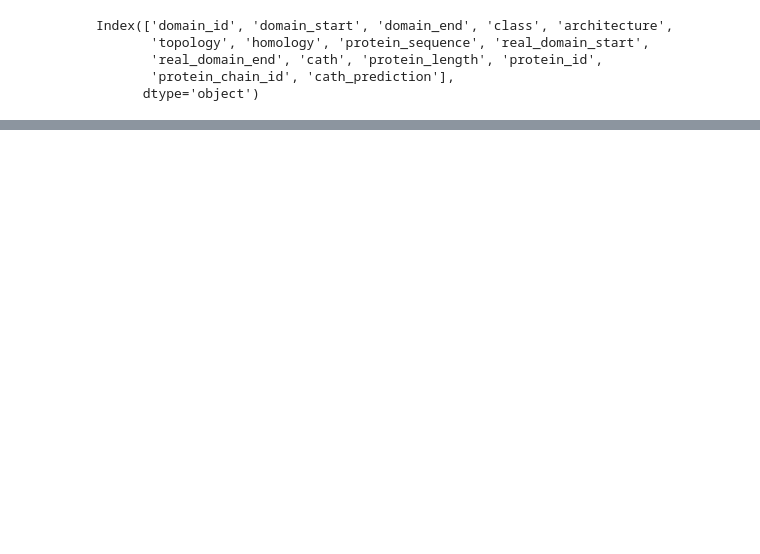
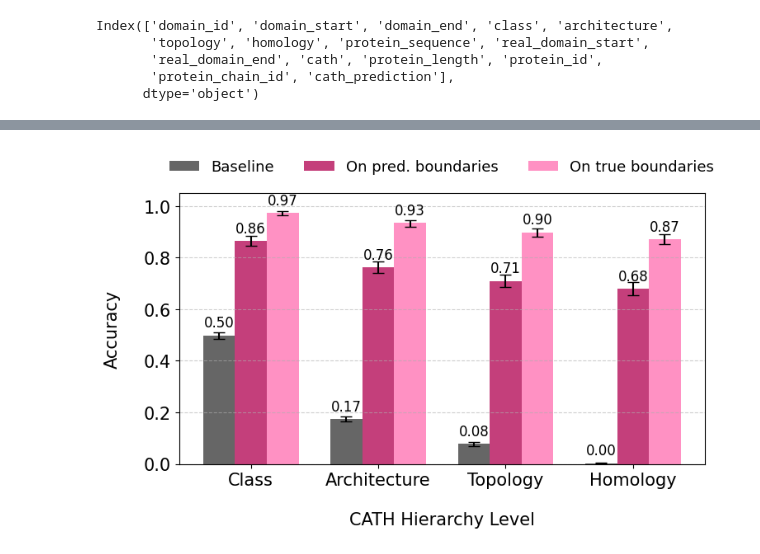
Before and after one commit to marcbeil/protein-prediction-project, a Jupyter notebook: src/domain_cath/visualize_predictions.ipynb, the cells around one changed output, grey strips where cells are left out. Cells and saved outputs as stored; diff of their text form; code cells hidden in the pictures; blank space fills up the shorter version.

Commit message:
visualizing

```diff
--- a/src/domain_cath/visualize_predictions.ipynb
+++ b/src/domain_cath/visualize_predictions.ipynb
@@ -176,2 +185,71 @@ view_actual.show()
 [interactive output not drawn]
 [interactive output not drawn]
+# %%
+import matplotlib.pyplot as plt
+import numpy as np
+
+# Data
+levels = ["Class", "Architecture", "Topology", "Homology"]
+x = np.arange(len(levels))
+bar_width = 0.25
+
+# Accuracy and CI values
+baseline_accuracy = [0.498, 0.173, 0.077, 0.003]
+baseline_ci_lower = [0.485, 0.166, 0.070, 0.003]
+baseline_ci_upper = [0.510, 0.184, 0.084, 0.005]
+
+combined_accuracy = [0.8650, 0.7629, 0.7094, 0.6793]
+combined_ci_lower = [0.8470, 0.7405, 0.6855, 0.6547]
+combined_ci_upper = [0.8835, 0.7848, 0.7334, 0.7041]
+
+model_accuracy = [0.9732, 0.9339, 0.8984, 0.8714]
+model_ci_lower = [0.9643, 0.9207, 0.8821, 0.8535]
+model_ci_upper = [0.9814, 0.9464, 0.9128, 0.8892]
+
+# Error calculations
+baseline_error = [np.array(baseline_accuracy) - np.array(baseline_ci_lower),
+                  np.array(baseline_ci_upper) - np.array(baseline_accuracy)]
+combined_error = [np.array(combined_accuracy) - np.array(combined_ci_lower),
+                  np.array(combined_ci_upper) - np.array(combined_accuracy)]
+model_error = [np.array(model_accuracy) - np.array(model_ci_lower),
+               np.array(model_ci_upper) - np.array(model_accuracy)]
+
+# Custom shades
+colors = ['#666666', '#C43F7B', '#ff91c3']
+
+plt.figure(figsize=(8, 5))
+plt.rcParams.update({'font.size': 15})
+
+# Plot bars
+bars1 = plt.bar(x - bar_width, baseline_accuracy, width=bar_width,
+                yerr=baseline_error, capsize=5, label='Baseline', color=colors[0])
+bars2 = plt.bar(x, combined_accuracy, width=bar_width,
+                yerr=combined_error, capsize=5, label='On pred. boundaries', color=colors[1])
+bars3 = plt.bar(x + bar_width, model_accuracy, width=bar_width,
+                yerr=model_error, capsize=5, label='On true boundaries', color=colors[2])
+
+# Add text on top of bars
+def label_bars(bars):
+    for bar in bars:
+        height = bar.get_height()
+        plt.text(bar.get_x() + bar.get_width()/2, height + 0.02,
+                 f"{height:.2f}", ha='center', va='bottom', fontsize=12)
+
+label_bars(bars1)
+label_bars(bars2)
+label_bars(bars3)
+
+# Formatting
+plt.xticks(x, levels)
+plt.ylabel("Accuracy", labelpad=20)
+plt.xlabel("CATH Hierarchy Level", labelpad=20)
+# Place legend above the plot
+plt.legend(loc='lower center', bbox_to_anchor=(0.5, 1.02),
+           ncol=3, frameon=False, fontsize=13)
+plt.grid(axis='y', linestyle='--', alpha=0.6)
+plt.tight_layout()
+plt.ylim(0, 1.05)  # Add room for text above bars
+
+plt.show()
+# %% [output]
+[figure, added]
```
Also changed, not shown: parts of 4 cells of this notebook, 3 other files.
